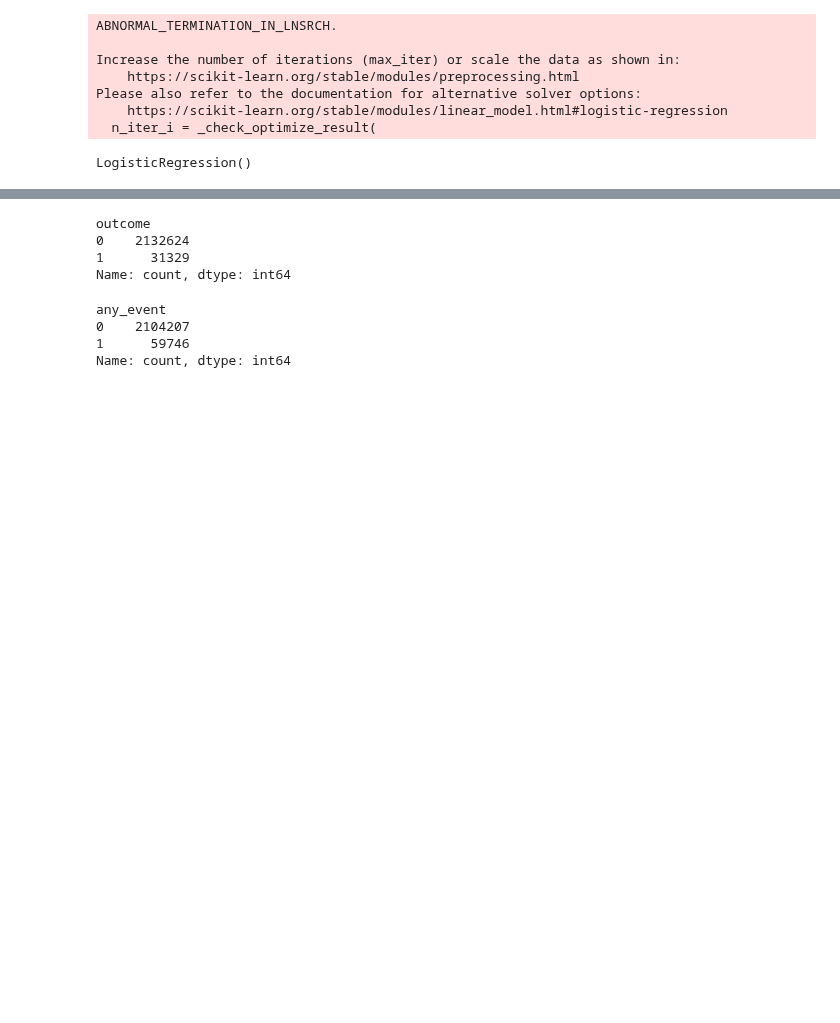
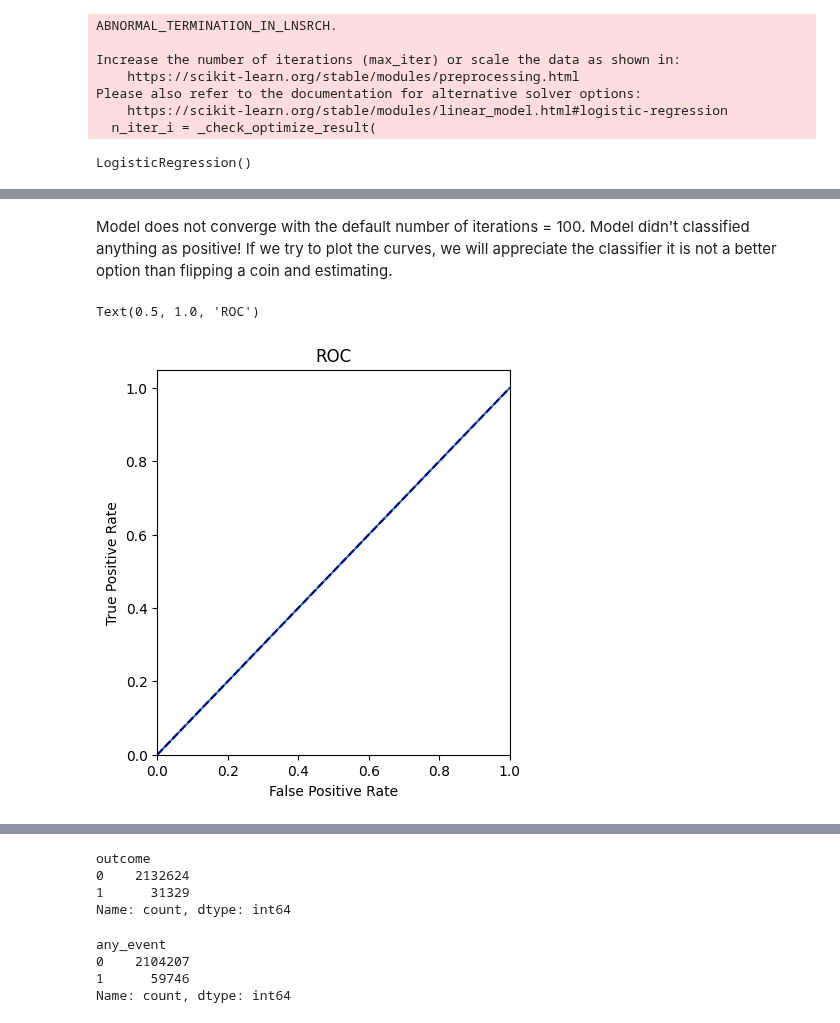
Before and after one commit to dan1dr/zrive-ds, a Jupyter notebook: src/module_3/push_exploration.ipynb, the cells around one changed output, grey strips where cells are left out. Cells and saved outputs as stored; diff of their text form; code cells hidden in the pictures; blank space fills up the shorter version.

Commit message:
calculated thresholds and adjusted some parameters

```diff
--- a/src/module_3/push_exploration.ipynb
+++ b/src/module_3/push_exploration.ipynb
@@ -215,0 +245,22 @@ LogisticRegression()
+# %% [markdown]
+Model does not converge with the default number of iterations = 100. Model didn't classified anything as positive! If we try to plot the curves, we will appreciate the classifier it is not a better option than flipping a coin and estimating.
+# %%
+# Calculate probabilities for the positive class
+y_val_probs = model.predict_proba(X_val)[:, 1]
+
+# ROC Curve
+fpr_val, tpr_val, _ = roc_curve(y_val, y_val_probs)
+
+plt.figure(figsize=(10,5))
+
+plt.subplot(1, 2, 1)
+plt.plot(fpr_val, tpr_val)
+plt.plot([0, 1], [0, 1], color='navy', linestyle='--')
+plt.xlim([0.0, 1.0])
+plt.ylim([0.0, 1.05])
+plt.xlabel('False Positive Rate')
+plt.ylabel('True Positive Rate')
+plt.title('ROC')
+# %% [output]
+Text(0.5, 1.0, 'ROC')
+[figure, added]
```
Also changed, not shown: parts of 28 cells of this notebook.
